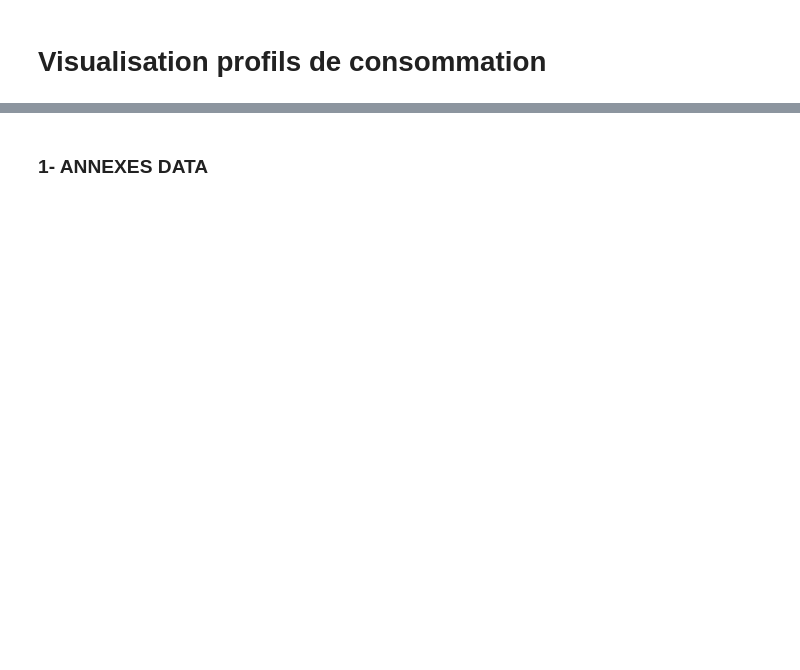
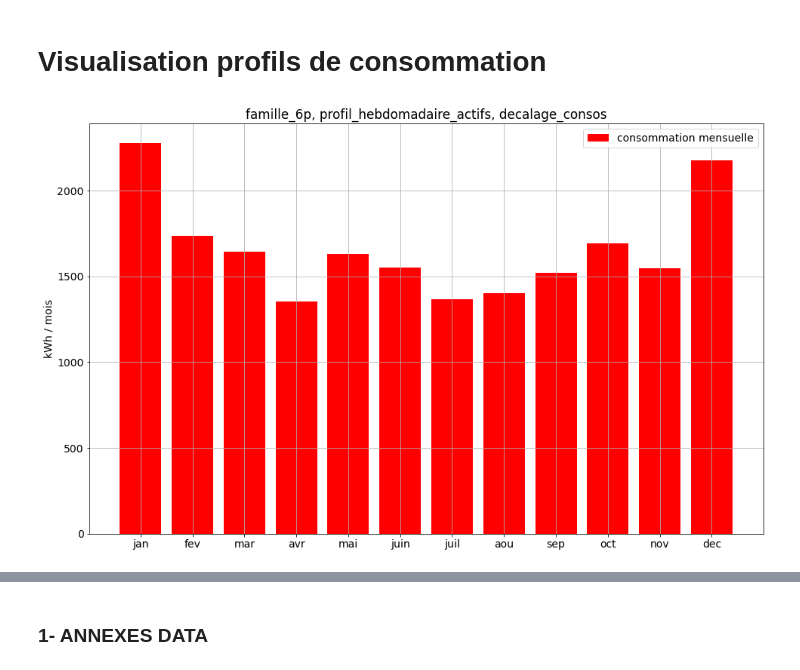
Before and after one commit to BenjaminDeporte/PV, a Jupyter notebook: Code/TutoPVlib.ipynb, the cells around one changed output, grey strips where cells are left out. Drawn from its saved outputs; the diff is of its cells as text; code cells hidden in the pictures; blank space fills up the shorter version.

Commit message:
Outouts graphiques consommations

```diff
--- a/Code/TutoPVlib.ipynb
+++ b/Code/TutoPVlib.ipynb
@@ -846,2 +882,27 @@ print(df_mois)
 # %% [markdown]
 # Visualisation profils de consommation
+# %%
+# consommation totale par mois
+
+conso_m = consommation_annuelle_par_heure.resample('M').sum()
+conso_m = conso_m[0]
+
+fig, ax = plt.subplots(figsize=(16,10))
+x = ['jan', 'fev', 'mar', 'avr', 'mai', 'juin', 'juil', 'aou', 'sep', 'oct', 'nov', 'dec']
+ax.bar(x, height=conso_m, color='r', label='consommation mensuelle')
+ax.set_ylabel(f"kWh / mois")
+
+# plt.axhline(y=6000.0, color='k', label='6 kW DC')
+
+# plt.axhline(y=5000.0, color='k', label='5 kW DC')
+
+# plt.axhline(y=dc_max, color='b', label='DC max')
+# plt.text(0, dc_max * .95,f"DC max = {dc_max:.0f} W")
+
+plt.title(f"{scenario.get('consommations_mensuelles').get('nom')}, {scenario.get('profil_hebdomadaire').get('nom')}, {scenario.get('profil_horaire').get('nom')}") # onduleur {ac0:.0f} VA")
+
+plt.legend()
+plt.grid()
+plt.show()
+# %% [output]
+[figure, added]
```
Also changed, not shown: parts of 16 cells of this notebook.
